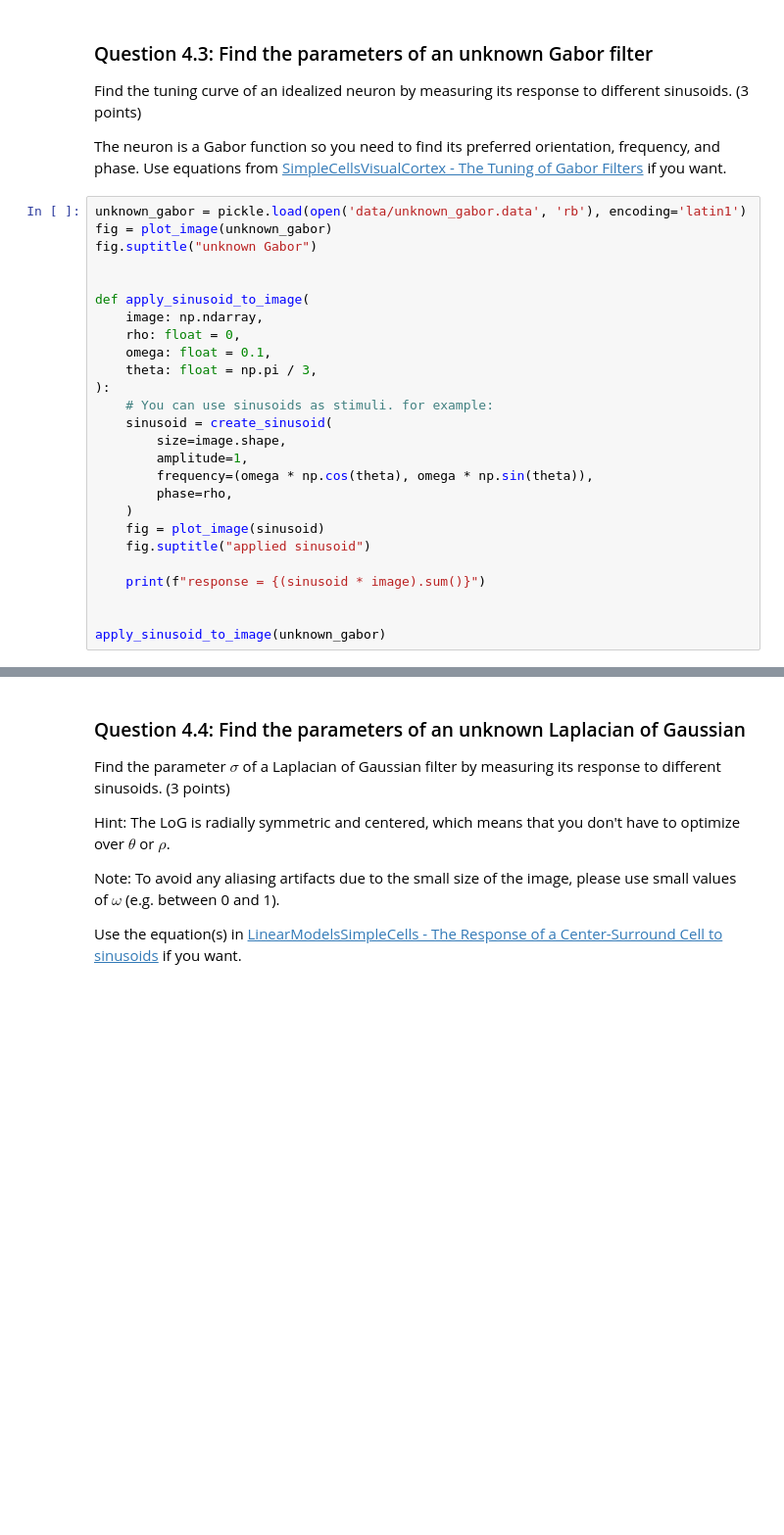
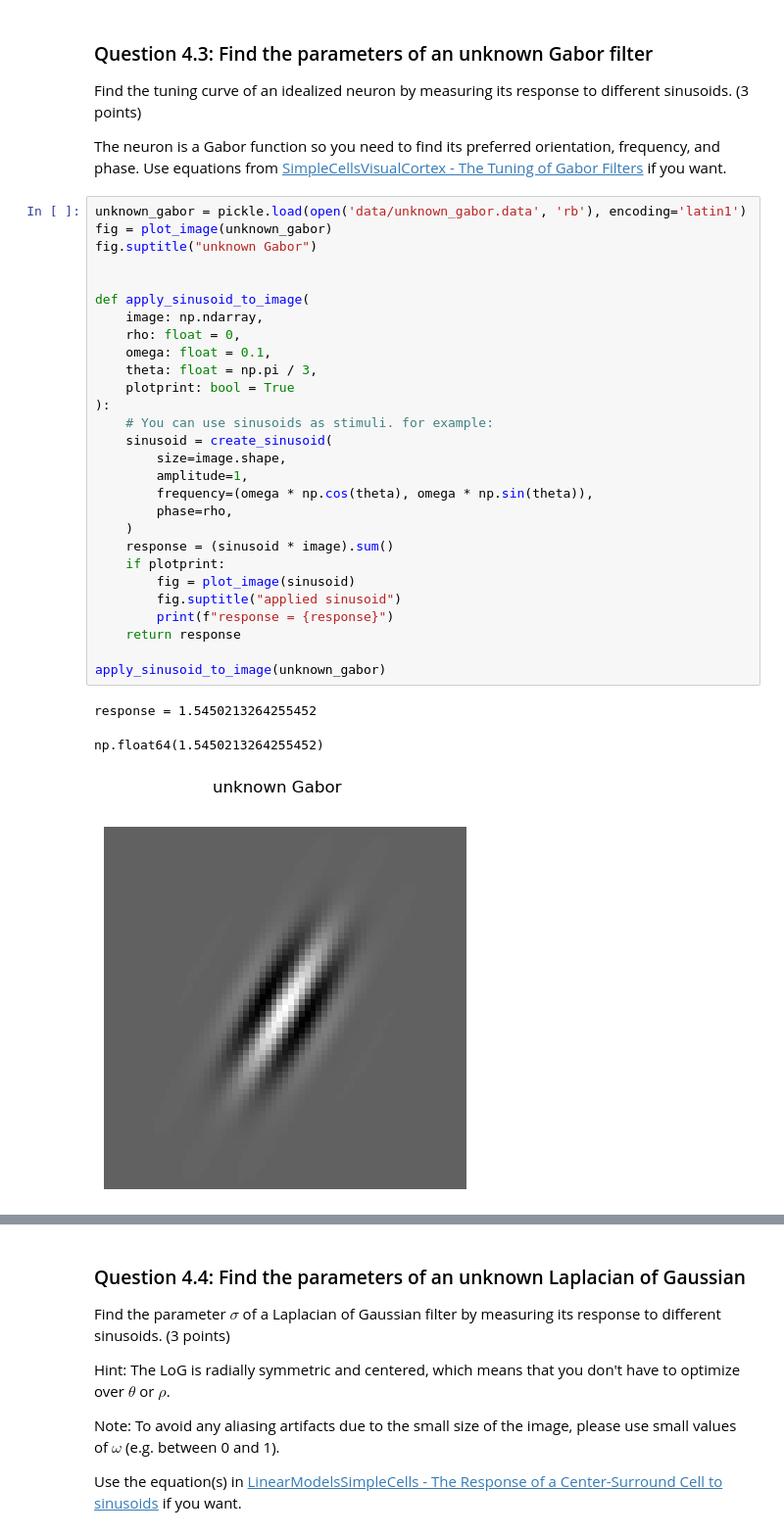
Before and after one commit to shivChitinous/ProbabilisticModelsOfVisualCognition2025FA, a Jupyter notebook: homework_1/image_filters.ipynb, the cells around one changed output, grey strips where cells are left out. Shown at 98% size. Cells and saved outputs as stored; diff of their text form; blank space fills up the shorter version.

```diff
--- a/homework_1/image_filters.ipynb
+++ b/homework_1/image_filters.ipynb
@@ -320,26 +353,32 @@ The neuron is a Gabor function so you need to find its preferred orientation, fr
 # %%
 unknown_gabor = pickle.load(open('data/unknown_gabor.data', 'rb'), encoding='latin1')
 fig = plot_image(unknown_gabor)
 fig.suptitle("unknown Gabor")
 
 
 def apply_sinusoid_to_image(
     image: np.ndarray,
     rho: float = 0,
     omega: float = 0.1,
     theta: float = np.pi / 3,
+    plotprint: bool = True
 ):
     # You can use sinusoids as stimuli. for example:
     sinusoid = create_sinusoid(
         size=image.shape,
         amplitude=1,
         frequency=(omega * np.cos(theta), omega * np.sin(theta)),
         phase=rho,
     )
-    fig = plot_image(sinusoid)
-    fig.suptitle("applied sinusoid")
-
-    print(f"response = {(sinusoid * image).sum()}")
-
+    response = (sinusoid * image).sum()
+    if plotprint:
+        fig = plot_image(sinusoid)
+        fig.suptitle("applied sinusoid")
+        print(f"response = {response}")
+    return response
 
 apply_sinusoid_to_image(unknown_gabor)
+# %% [output]
+response = 1.5450213264255452
+np.float64(1.5450213264255452)
+[figure, added]
```
Also changed, not shown: parts of 22 cells of this notebook, 1 other file.
